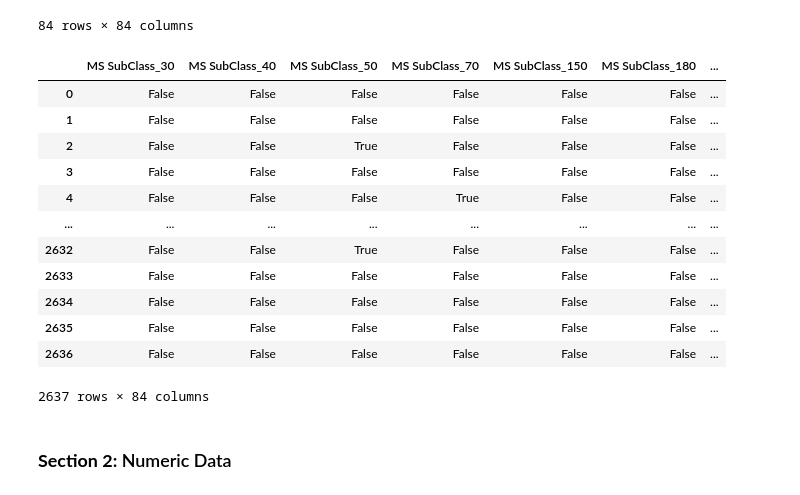
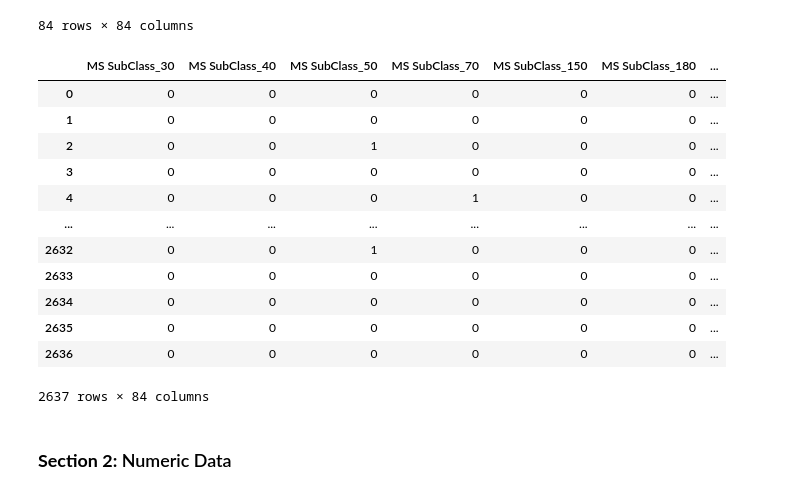
Before and after one commit to raven-in-space/data-science-cohort-20, a Jupyter notebook: Project-2/Predicting_Housing_Prices.ipynb, the cells around one changed output. Saved outputs shown, nothing was run; the diff lists cells and outputs as text; code cells hidden in the pictures.

```diff
--- a/Project-2/Predicting_Housing_Prices.ipynb
+++ b/Project-2/Predicting_Housing_Prices.ipynb
@@ -573,20 +578,21 @@ nominal_keep
 84 rows × 84 columns
 # %%
 nominal_keep_cols = nominal_keep.columns
-main_housing[nominal_keep_cols]
+nominal_all = main_housing[nominal_keep_cols]
+nominal_all*1
 # %% [output]
 |  | MS SubClass_30 | MS SubClass_40 | MS SubClass_50 | MS SubClass_70 | MS SubClass_150 | MS SubClass_180 | ... |
-| 0 | False | False | False | False | False | False | ... |
-| 1 | False | False | False | False | False | False | ... |
-| 2 | False | False | True | False | False | False | ... |
-| 3 | False | False | False | False | False | False | ... |
-| 4 | False | False | False | True | False | False | ... |
+| 0 | 0 | 0 | 0 | 0 | 0 | 0 | ... |
+| 1 | 0 | 0 | 0 | 0 | 0 | 0 | ... |
+| 2 | 0 | 0 | 1 | 0 | 0 | 0 | ... |
+| 3 | 0 | 0 | 0 | 0 | 0 | 0 | ... |
+| 4 | 0 | 0 | 0 | 1 | 0 | 0 | ... |
 | ... | ... | ... | ... | ... | ... | ... | ... |
-| 2632 | False | False | True | False | False | False | ... |
-| 2633 | False | False | False | False | False | False | ... |
-| 2634 | False | False | False | False | False | False | ... |
-| 2635 | False | False | False | False | False | False | ... |
-| 2636 | False | False | False | False | False | False | ... |
+| 2632 | 0 | 0 | 1 | 0 | 0 | 0 | ... |
+| 2633 | 0 | 0 | 0 | 0 | 0 | 0 | ... |
+| 2634 | 0 | 0 | 0 | 0 | 0 | 0 | ... |
+| 2635 | 0 | 0 | 0 | 0 | 0 | 0 | ... |
+| 2636 | 0 | 0 | 0 | 0 | 0 | 0 | ... |
 2637 rows × 84 columns
 # %% [markdown]
 ### **Section 2:** Numeric Data
```
Also changed, not shown: parts of 32 cells of this notebook.
